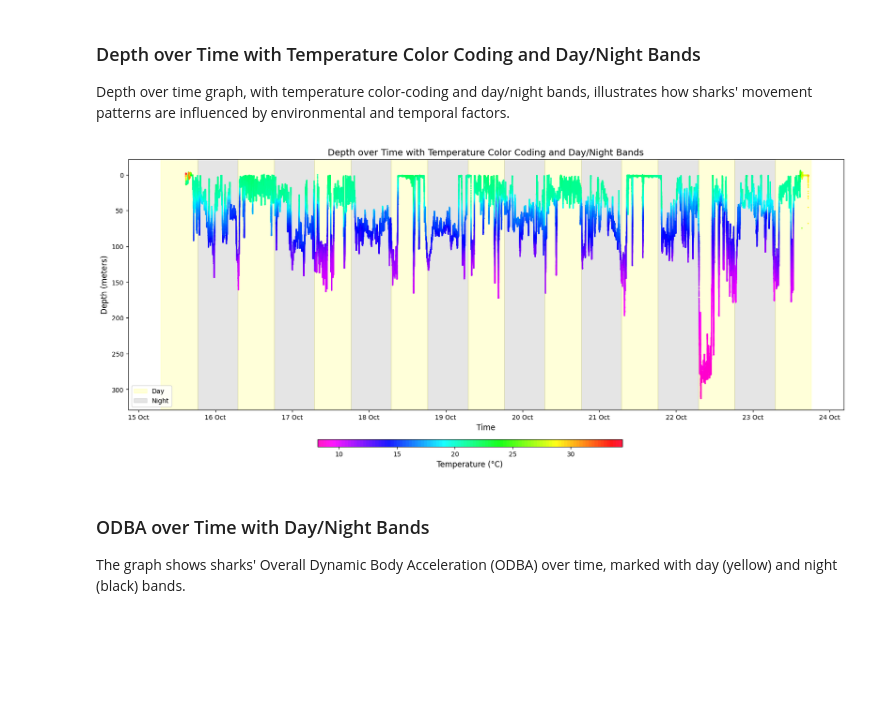
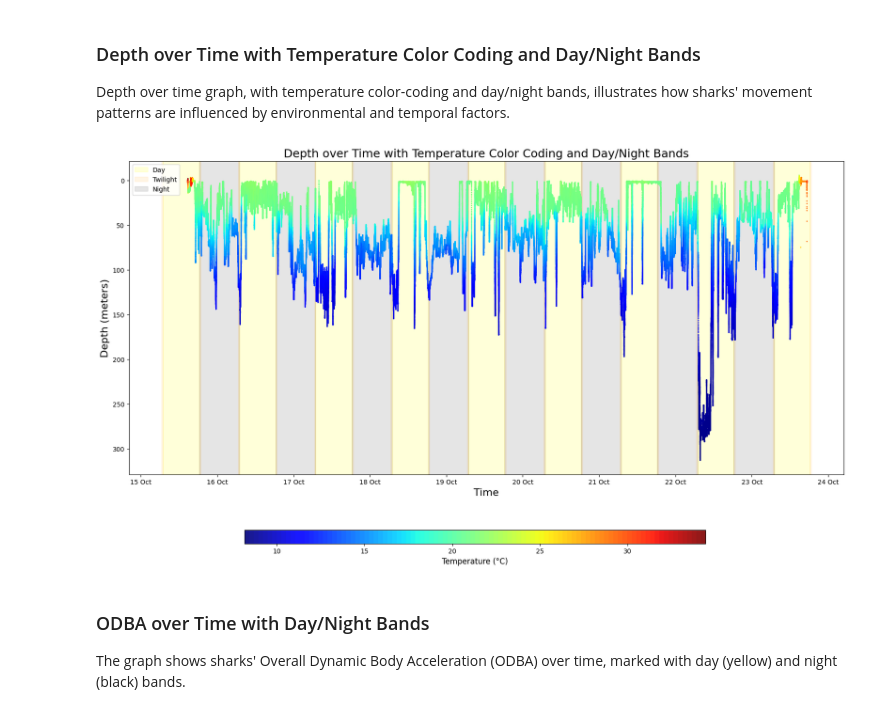
Before and after one commit to bolaris-sage/shark-research, a Jupyter notebook: shark-analysis.ipynb, the cells around one changed output. Drawn from its saved outputs; the diff is of its cells as text; code cells hidden in the pictures; blank space fills up the shorter version.

Commit message:
Improve sun cycle funcs, add twilight bands, clean up plots

```diff
--- a/shark-analysis.ipynb
+++ b/shark-analysis.ipynb
@@ -126,22 +126,3 @@ data['ODBA'] = (data[['X Axis', 'Y Axis', 'Z Axis']] -
                 data[['X Axis', 'Y Axis', 'Z Axis']].rolling(window=window_size).mean()).abs().sum(axis=1)
 # %% [markdown]
 ### Calculating Day-Night Cycle Times
-# %%
-# Define the location and timezone for sunrise/sunset calculations
-# Guadalupe Island Coordinates
-guadalupe_latitude = 29.020879
-guadalupe_longitude = -118.273103
-city = LocationInfo('Ensenada', 'Mexico', 'America/Tijuana', guadalupe_latitude, guadalupe_longitude)
-local_tz = timezone('America/Tijuana')
-
-# Custom function to calculate sunrise and sunset
-def calculate_sun_cycles(date):
-    s = sun(city.observer, date=date, tzinfo=local_tz)
-    return {'sunrise': s['sunrise'].replace(tzinfo=None),
-            'sunset': s['sunset'].replace(tzinfo=None)}
-
-# Convert 'Time Stamp' to date if not already done
-data['Date'] = data['Time Stamp'].dt.date
-
-# Use groupby and apply to calculate sun cycles
-sun_cycles = data.groupby('Date').apply(lambda x: calculate_sun_cycles(x.name)).to_dict()
@@ -151,58 +178,51 @@ sun_cycles = data.groupby('Date').apply(lambda x: calculate_sun_cycles(x.name)).
 ### Depth over Time with Temperature Color Coding and Day/Night Bands
 Depth over time graph, with temperature color-coding and day/night bands, illustrates how sharks' movement patterns are influenced by environmental and temporal factors.
 # %%
-# Initialize plot
-plt.figure(figsize=(20, 8))
+# Set plot titles and labels
+plt.figure(figsize=(20, 10))
+plt.xlabel('Time', fontsize=16)
+plt.ylabel('Depth (meters)', fontsize=16)
+plt.title('Depth over Time with Temperature Color Coding and Day/Night Bands', fontsize=18)
 
-# Plot day-night bands using the sun_cycles dictionary
-for date, times in sun_cycles.items():
-    sunrise = times['sunrise']
-    sunset = times['sunset']
-    plt.axvspan(sunrise, sunset, color='#FFFF00', alpha=0.15, label='Day')
-
-    # Handling the night span
-    if date != data['Time Stamp'].dt.date.max():
-        next_day_sunrise = sun_cycles[date + timedelta(days=1)]['sunrise']
-        plt.axvspan(sunset, next_day_sunrise, color='black', alpha=0.1, label='Night')
+# Plot day-night bands
+plot_day_night_bands(sun_cycles, plt.gca())
 
 # Use a predefined colormap
-cmap = plt.get_cmap('gist_rainbow', 100).reversed()
+cmap = plt.get_cmap('jet', 100)
 norm = plt.Normalize(vmin=data['Temp'].min(), vmax=data['Temp'].max())
 
 # Plot depth data against time, colored by temperature
 sc = plt.scatter(data['Time Stamp'], data['Pressure'], c=data['Temp'], cmap=cmap, norm=norm, s=1, alpha=0.9)
+
+# Make increased depth down
 plt.gca().invert_yaxis()
 
 # Format the x-axis
 plt.gca().xaxis.set_major_formatter(mdates.DateFormatter('%d %b'))
 plt.gca().xaxis.set_major_locator(mdates.DayLocator(interval=1))
 
-# Only add the legend for day/night once
+# Extract handles and labels for the legend from the current axis
 handles, labels = plt.gca().get_legend_handles_labels()
-by_label = dict(zip(labels, handles))
-plt.legend(by_label.values(), by_label.keys(), loc='lower left')
 
-# Set plot titles and labels
-plt.title('Depth over Time with Temperature Color Coding and Day/Night Bands', fontsize=14)
-plt.xlabel('Time', fontsize=12)
-plt.ylabel('Depth (meters)', fontsize=12)
+# Create legend from handles and labels
+plt.legend(handles, labels, loc='upper left')
 
 # Increase the bottom margin to ensure the colorbar does not overlap with x-axis labels
 plt.subplots_adjust(bottom=0.20)
 
 # Adjust the position of the colorbar
-colorbar_axes = plt.gcf().add_axes([0.33, 0.1, 0.33, 0.02])
+colorbar_axes = plt.gcf().add_axes([0.25, 0.05, 0.5, 0.03])
 
 # Create the colorbar with the specified axes and orientation
 cbar = plt.colorbar(sc, cax=colorbar_axes, orientation='horizontal')
 
 # Set the label for the colorbar
 cbar.set_label('Temperature (°C)', fontsize=12)
 
 # Show the plot
 plt.show()
 # %% [output]
-[figure, old version]
+[figure, new version]
 # %% [markdown]
 ### ODBA over Time with Day/Night Bands
 The graph shows sharks' Overall Dynamic Body Acceleration (ODBA) over time, marked with day (yellow) and night (black) bands.
```
Also changed, not shown: parts of 11 cells of this notebook.
